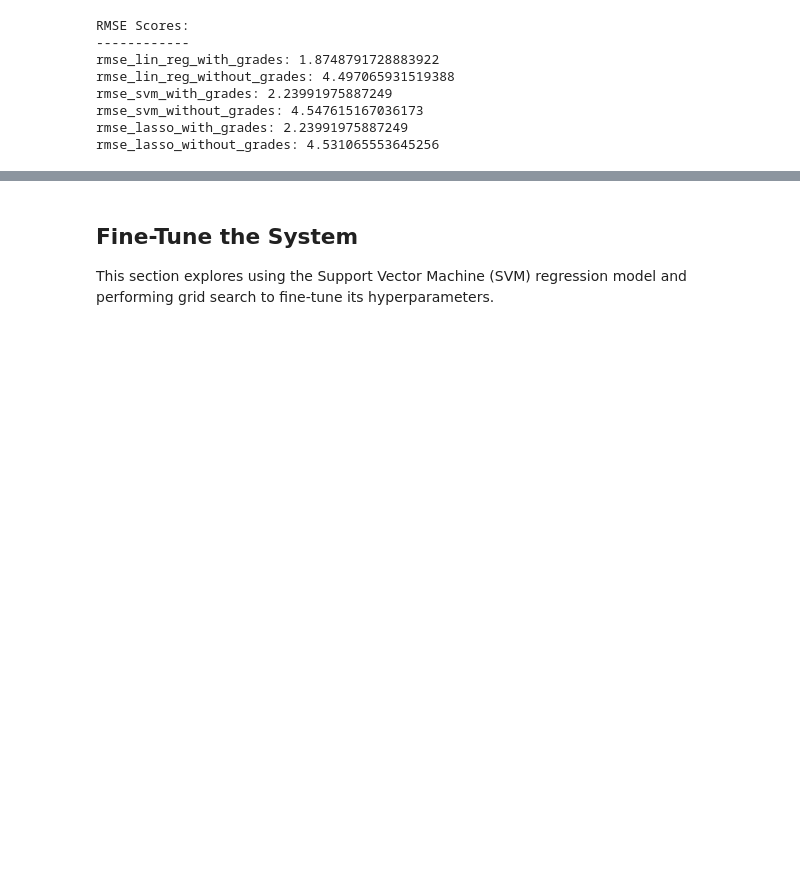
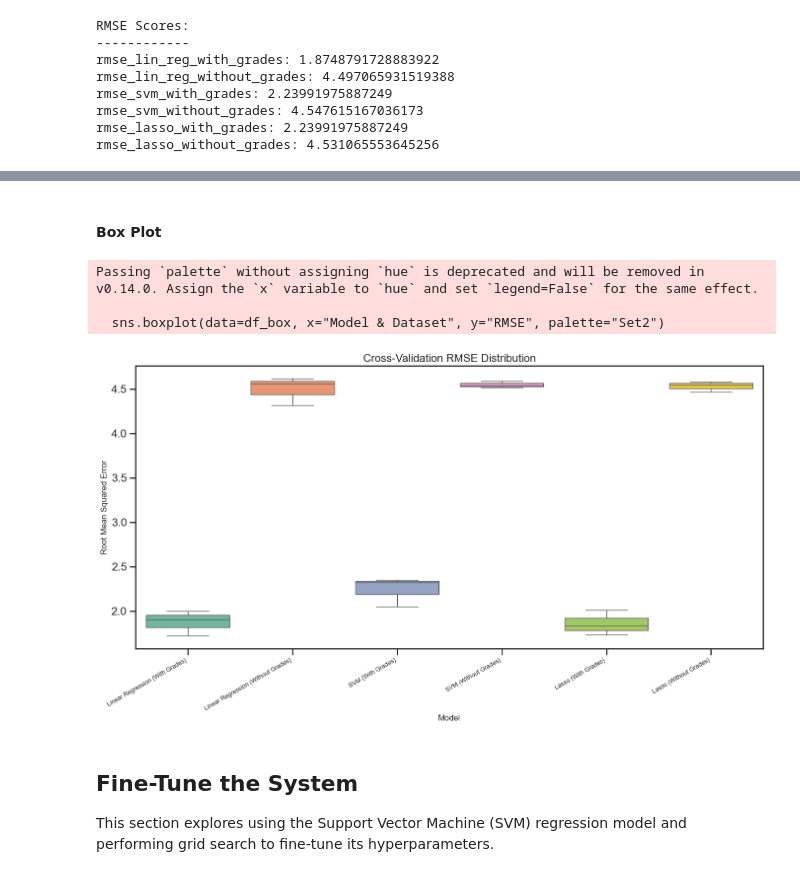
Before and after one commit to smpotts/student-performance-predictions-ml, a Jupyter notebook: performance_analysis.ipynb, the cells around one changed output, grey strips where cells are left out. Saved outputs shown, nothing was run; the diff lists cells and outputs as text; code cells hidden in the pictures; blank space fills up the shorter version.

```diff
--- a/performance_analysis.ipynb
+++ b/performance_analysis.ipynb
@@ -287,3 +327,34 @@ rmse_lasso_without_grades: 4.531065553645256
+# %% [markdown]
+#### Box Plot
+# %%
+# Prepare data in long format
+df_box = pd.DataFrame({
+    "Linear Regression (With Grades)": cv_scores_lin_reg_with_grades,
+    "Linear Regression (Without Grades)": cv_scores_lin_reg_without_grades,
+    "SVM (With Grades)": cv_scores_svm_with_grades,
+    "SVM (Without Grades)": cv_scores_svm_without_grades,
+    "Lasso (With Grades)": cv_scores_lasso_with_grades,
+    "Lasso (Without Grades)": cv_scores_lasso_without_grades
+})
+
+df_box = df_box.melt(var_name="Model & Dataset", value_name="RMSE")
+
+# Plot
+plt.figure(figsize=(14, 8))
+sns.boxplot(data=df_box, x="Model & Dataset", y="RMSE", palette="Set2")
+
+plt.title("Cross-Validation RMSE Distribution", fontsize=16)
+plt.xlabel("Model", fontsize=12)
+plt.ylabel("Root Mean Squared Error", fontsize=12)
+plt.xticks(rotation=30, ha="right", fontsize=9)
+plt.tight_layout()
+plt.savefig("figures/model_mean_rmse_boxplot.png")
+plt.show()
+# %% [output]
+Passing `palette` without assigning `hue` is deprecated and will be removed in v0.14.0. Assign the `x` variable to `hue` and set `legend=False` for the same effect.
+
+  sns.boxplot(data=df_box, x="Model & Dataset", y="RMSE", palette="Set2")
+[figure, added]
 # %% [markdown]
 ## Fine-Tune the System
 This section explores using the Support Vector Machine (SVM) regression model and performing grid search to fine-tune its hyperparameters.
```
Also changed, not shown: parts of 3 cells of this notebook.
